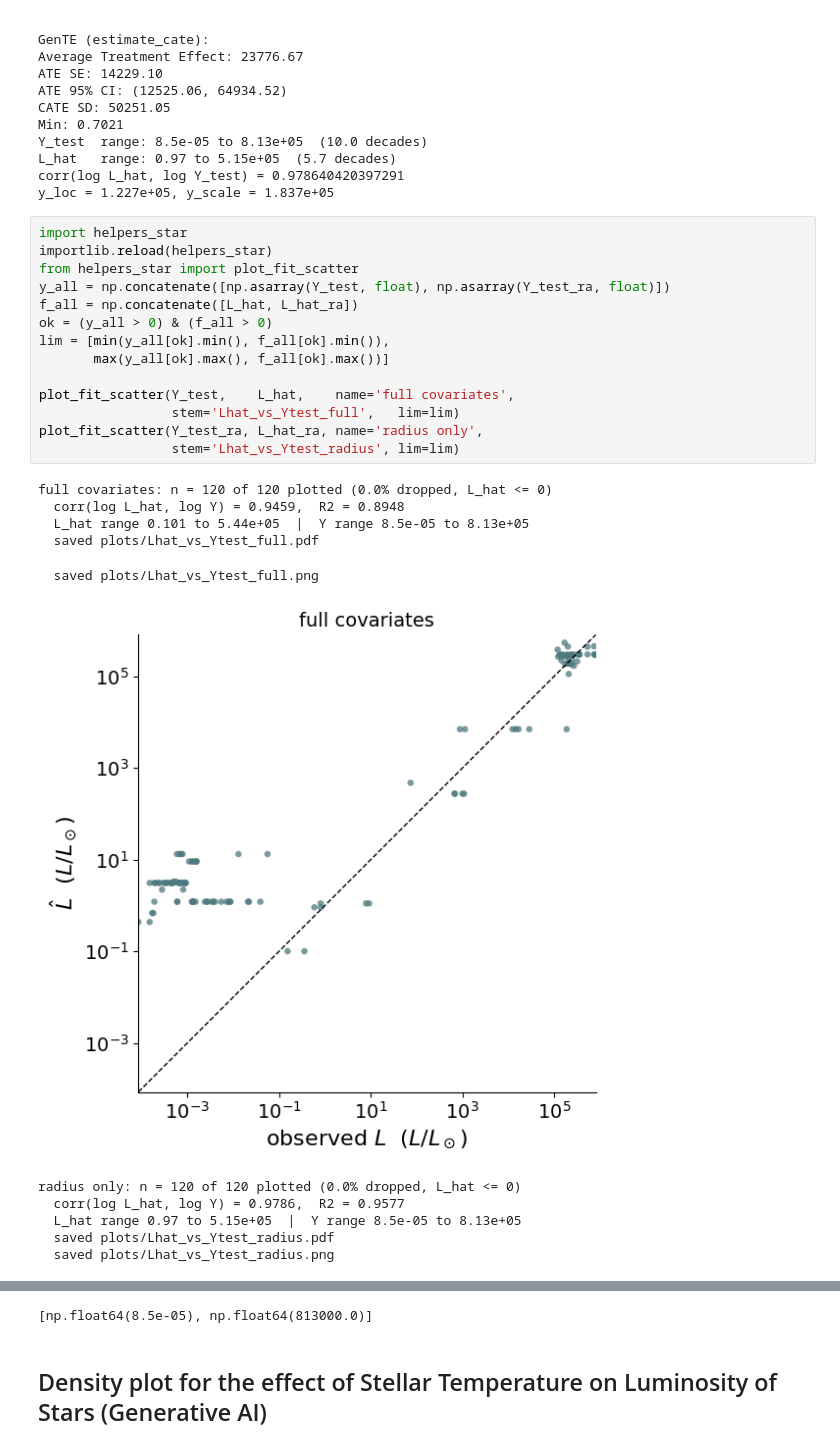
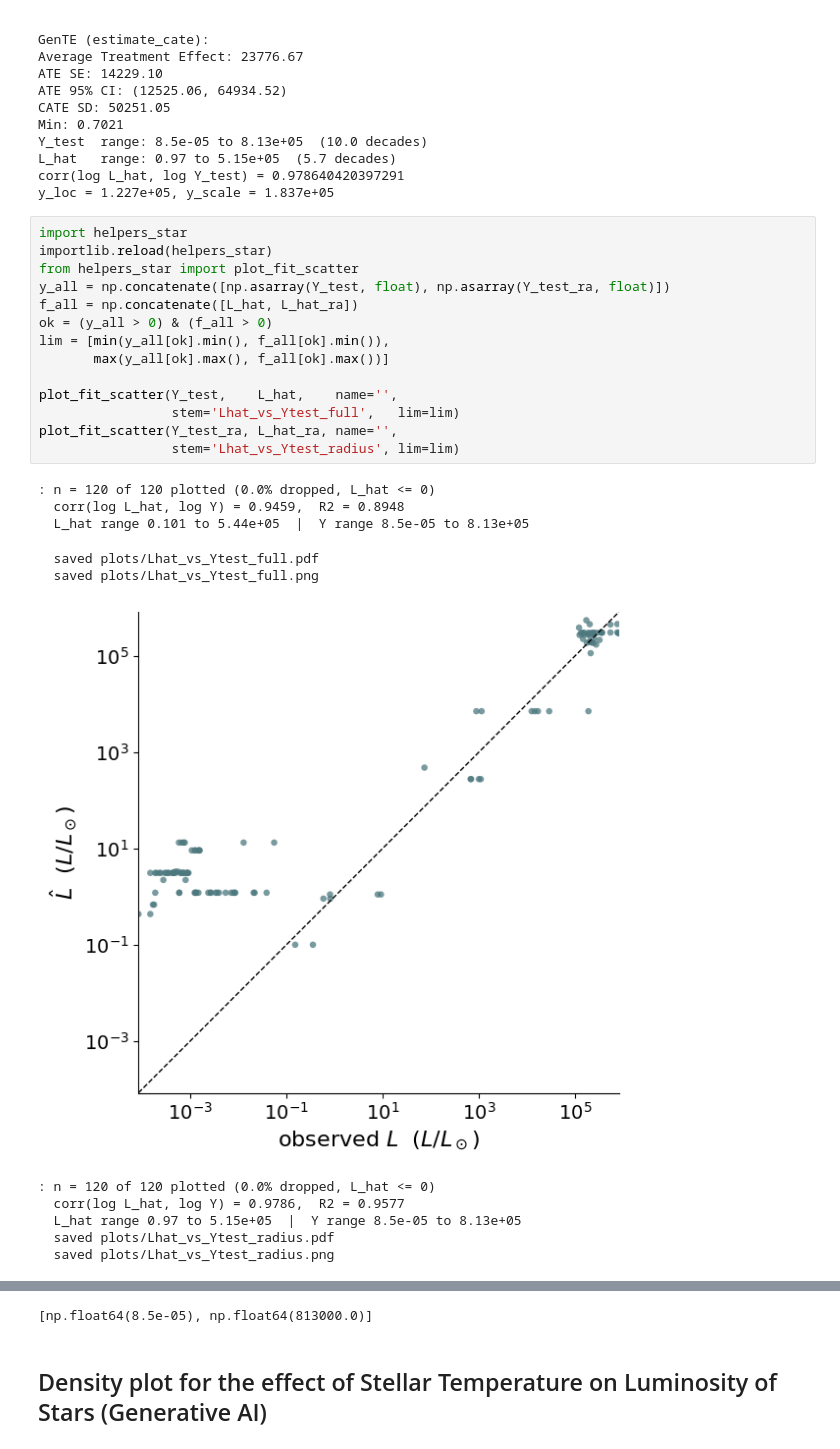
Before and after one commit to marnare/generativeAI, a Jupyter notebook: application_stars_mean_target.ipynb, the cells around one changed output, grey strips where cells are left out. Drawn from its saved outputs; the diff is of its cells as text.

```diff
--- a/application_stars_mean_target.ipynb
+++ b/application_stars_mean_target.ipynb
@@ -286,25 +286,25 @@ y_loc = 1.227e+05, y_scale = 1.837e+05
 # %%
 import helpers_star
 importlib.reload(helpers_star)
 from helpers_star import plot_fit_scatter
 y_all = np.concatenate([np.asarray(Y_test, float), np.asarray(Y_test_ra, float)])
 f_all = np.concatenate([L_hat, L_hat_ra])
 ok = (y_all > 0) & (f_all > 0)
 lim = [min(y_all[ok].min(), f_all[ok].min()),
        max(y_all[ok].max(), f_all[ok].max())]
 
-plot_fit_scatter(Y_test,    L_hat,    name='full covariates',
+plot_fit_scatter(Y_test,    L_hat,    name='',
                  stem='Lhat_vs_Ytest_full',   lim=lim)
-plot_fit_scatter(Y_test_ra, L_hat_ra, name='radius only',
+plot_fit_scatter(Y_test_ra, L_hat_ra, name='',
                  stem='Lhat_vs_Ytest_radius', lim=lim)
 # %% [output]
-full covariates: n = 120 of 120 plotted (0.0% dropped, L_hat <= 0)
+: n = 120 of 120 plotted (0.0% dropped, L_hat <= 0)
   corr(log L_hat, log Y) = 0.9459,  R2 = 0.8948
   L_hat range 0.101 to 5.44e+05  |  Y range 8.5e-05 to 8.13e+05
-  saved plots/Lhat_vs_Ytest_full.pdf
+  saved plots/Lhat_vs_Ytest_full.pdf
   saved plots/Lhat_vs_Ytest_full.png
-[figure, old version]
+[figure, new version]
-radius only: n = 120 of 120 plotted (0.0% dropped, L_hat <= 0)
+: n = 120 of 120 plotted (0.0% dropped, L_hat <= 0)
   corr(log L_hat, log Y) = 0.9786,  R2 = 0.9577
   L_hat range 0.97 to 5.15e+05  |  Y range 8.5e-05 to 8.13e+05
   saved plots/Lhat_vs_Ytest_radius.pdf
```
Also changed, not shown: parts of 6 cells of this notebook, 8 other files.
